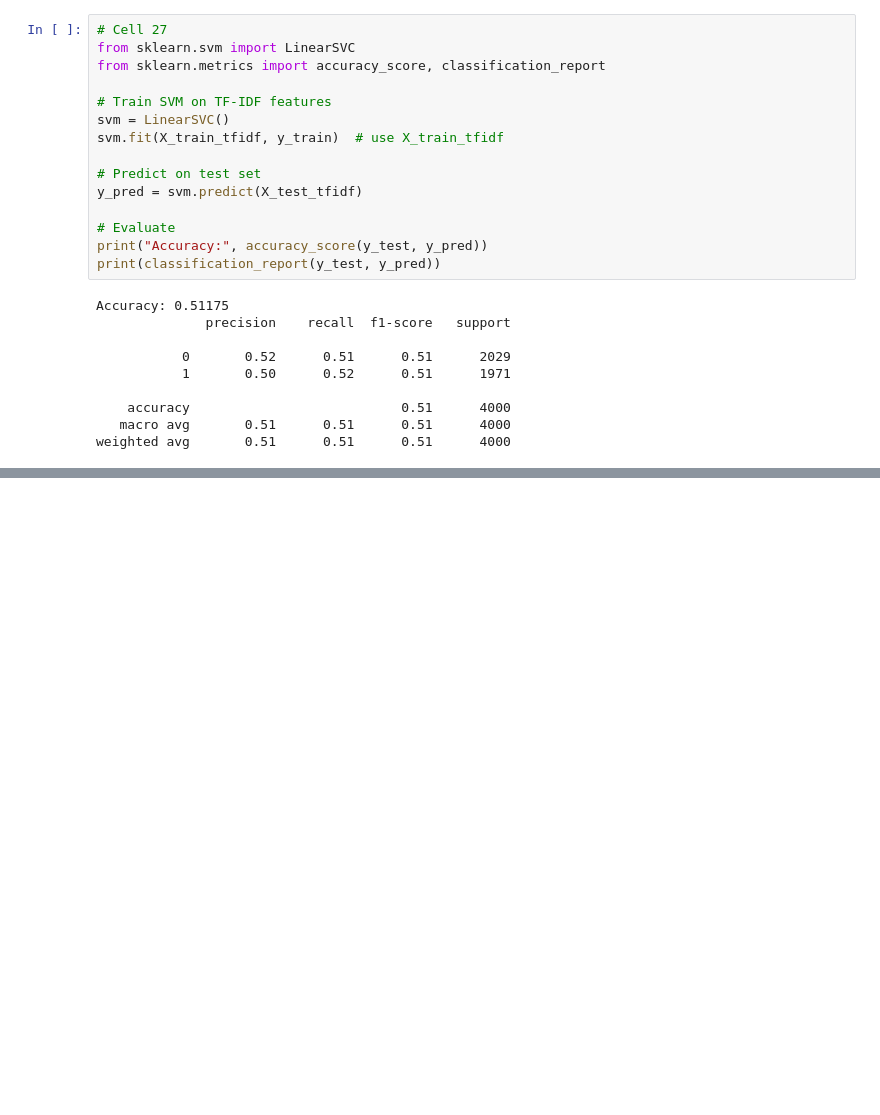
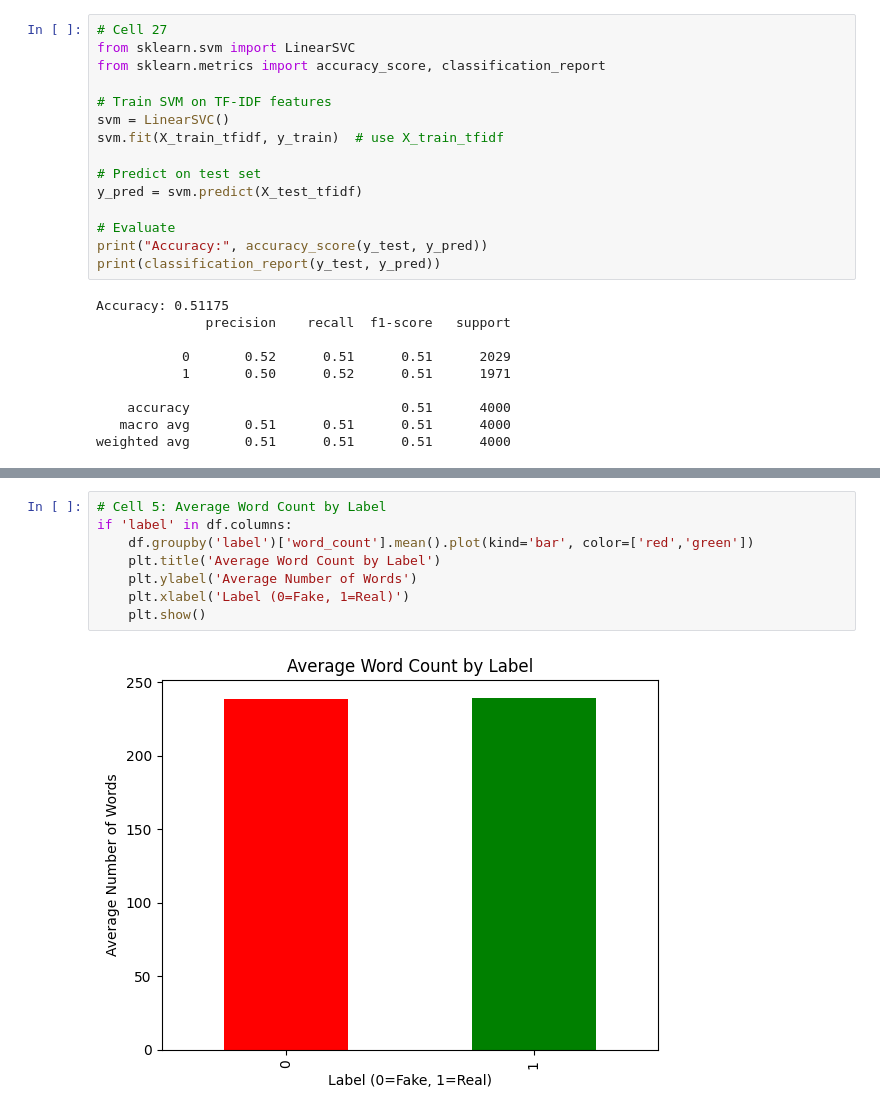
Before and after one commit to Rehman047/Fake-News-Detector-using-Support-Vector-Machine, a Jupyter notebook: Fake_News_Detector.ipynb, the cells around one changed output, grey strips where cells are left out. Saved outputs shown, nothing was run; the diff lists cells and outputs as text; blank space fills up the shorter version.

```diff
--- a/Fake_News_Detector.ipynb
+++ b/Fake_News_Detector.ipynb
@@ -240,0 +276,10 @@ weighted avg       0.51      0.51      0.51      4000
+# %%
+# Cell 5: Average Word Count by Label
+if 'label' in df.columns:
+    df.groupby('label')['word_count'].mean().plot(kind='bar', color=['red','green'])
+    plt.title('Average Word Count by Label')
+    plt.ylabel('Average Number of Words')
+    plt.xlabel('Label (0=Fake, 1=Real)')
+    plt.show()
+# %% [output]
+[figure, added]
```
Also changed, not shown: parts of 9 cells of this notebook.
